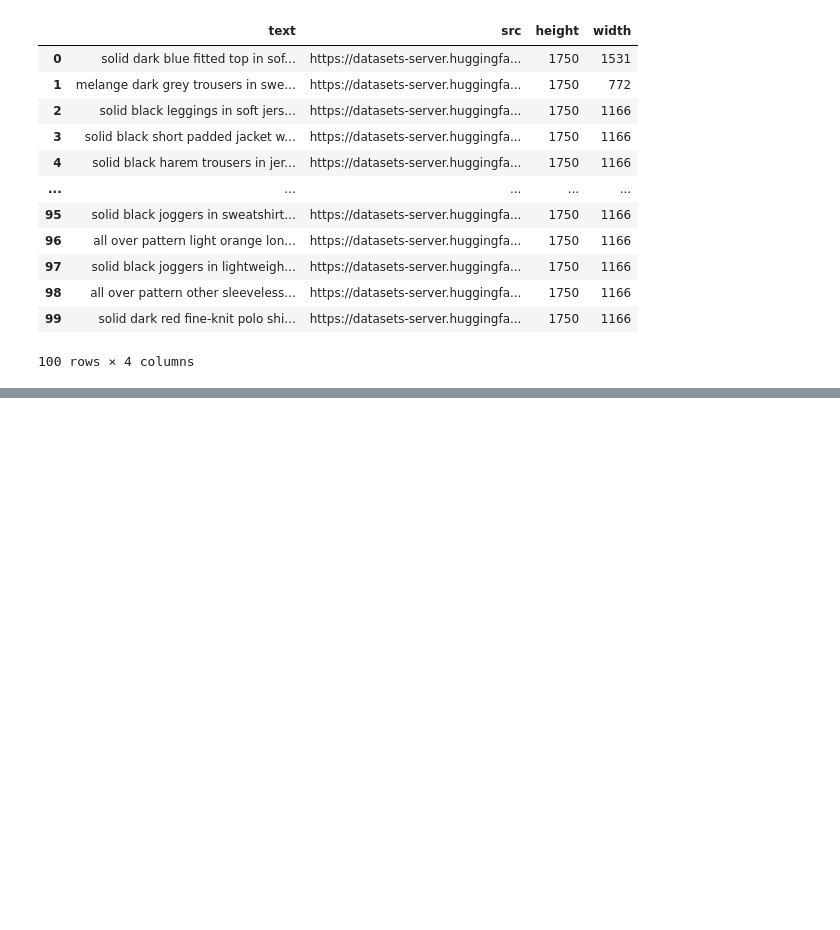
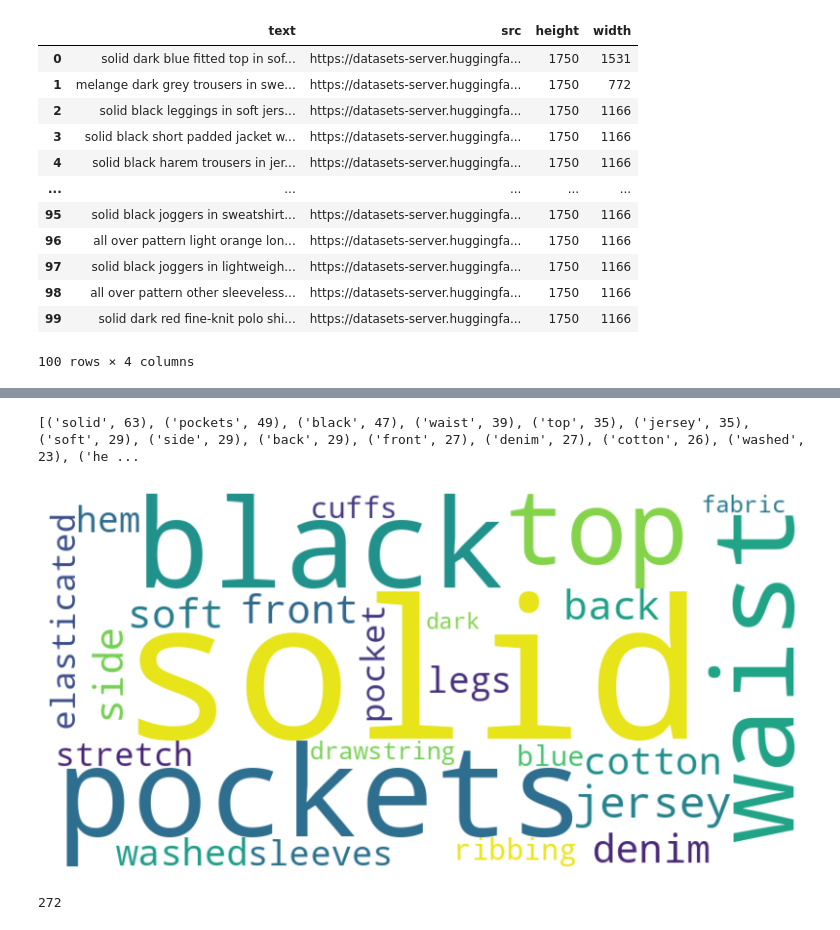
Before and after one commit to IsaD01/Deep-learning-, a Jupyter notebook: Opdracht3_2.ipynb, the cells around one changed output, grey strips where cells are left out. Saved outputs shown, nothing was run; the diff lists cells and outputs as text; code cells hidden in the pictures; blank space fills up the shorter version.

```diff
--- a/Opdracht3_2.ipynb
+++ b/Opdracht3_2.ipynb
@@ -81,0 +131,38 @@ Image shape: (1750, 1531, 3)
+# %%
+def clean_and_tokenize(caption):
+    # Convert to lowercase
+    caption = caption.lower()
+    # Remove punctuation
+    caption = re.sub(r'[^\w\s]', '', caption)
+    # Tokenize (split into words)
+    words = caption.split()
+    return words
+# %%
+dataframe['text_length'] = [len(text) for text in dataframe['text']]
+dataframe['tokens'] = dataframe['text'].apply(clean_and_tokenize)
+dataframe['count_tokens'] = [len(tokens) for tokens in dataframe['tokens']]
+# %%
+# top words excluded stopwords
+stop_words = set(stopwords.words('english'))
+
+all_tokens = [word for tokens in dataframe['tokens'] for word in tokens]
+all_tokens = [word for word in all_tokens if word not in stop_words]
+top_25 = Counter(all_tokens).most_common(25)
+print(top_25)
+# %% [output]
+[('solid', 63), ('pockets', 49), ('black', 47), ('waist', 39), ('top', 35), ('jersey', 35), ('soft', 29), ('side', 29), ('back', 29), ('front', 27), ('denim', 27), ('cotton', 26), ('washed', 23), ('he ...
+# %%
+wordcloud = WordCloud(width=800, height=400, background_color='white').generate_from_frequencies(dict(top_25))
+
+plt.figure(figsize=(10, 5))
+plt.imshow(wordcloud, interpolation='bilinear')
+plt.axis('off')
+plt.show()
+# %% [output]
+[figure, added]
+# %%
+unique_words = set(all_tokens)
+vocabulary_size = len(unique_words)
+print(vocabulary_size)
+# %% [output]
+272
```
Also changed, not shown: parts of 11 cells of this notebook.
